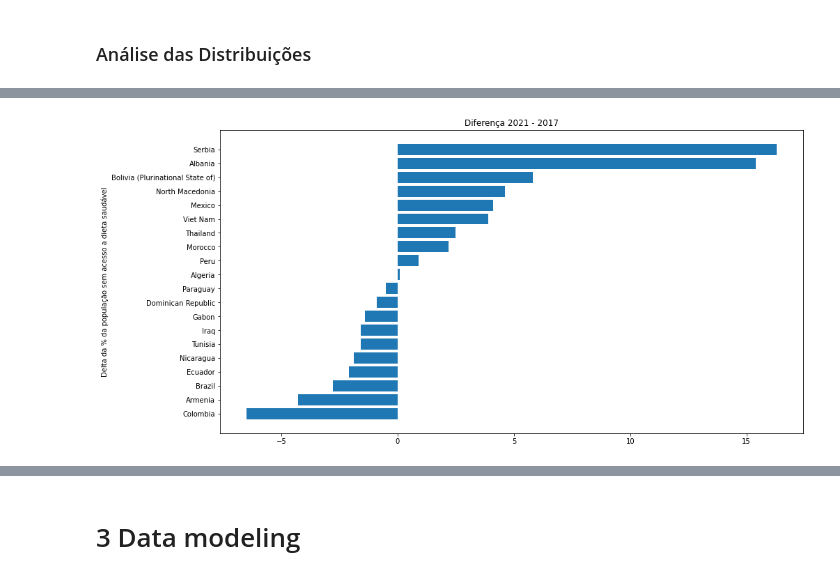
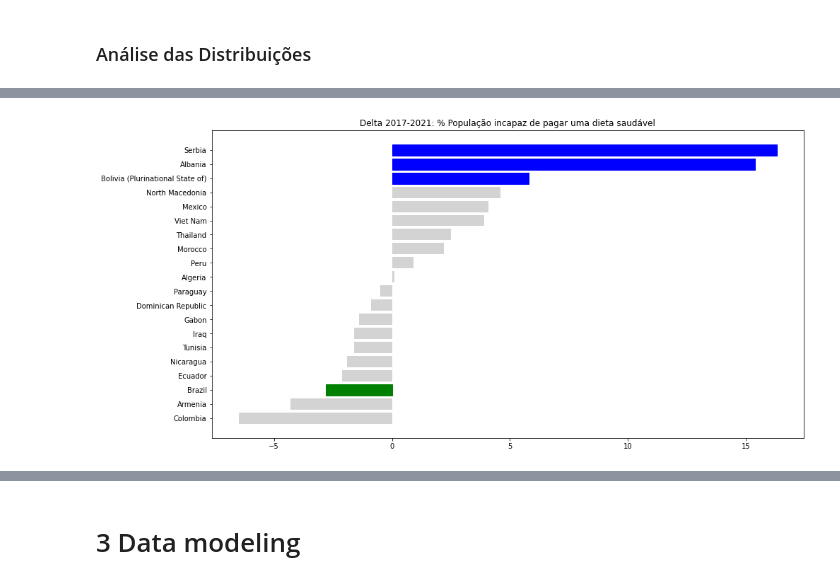
Before and after one commit to edgarlauutfpr/202404_trabalho_ux, a Jupyter notebook: notebooks/06_el_cluster_analysis.ipynb, the cells around one changed output, grey strips where cells are left out. Drawn from its saved outputs; the diff is of its cells as text; code cells hidden in the pictures.

```diff
--- a/notebooks/06_el_cluster_analysis.ipynb
+++ b/notebooks/06_el_cluster_analysis.ipynb
@@ -225,3 +272,9 @@ memory usage: 5.6 KB
 # %%
 df3_2017 = df3[df3['Year'] == 2017].set_index('Area')
 df3_2021 = df3[df3['Year'] == 2021].set_index('Area')
+
+df3_delta = df3_2017.sub(df3_2021).dropna()
+df3_delta.reset_index(inplace=True)
+df3_delta = df3_delta.sort_values(by='Percentage of the population unable to afford a healthy diet (percent)')
+
+df3_delta
@@ -250,14 +299,17 @@ df3_delta.sort_values(by='Percentage of the population unable to afford a health
 # %%
+analysis_col = 'Percentage of the population unable to afford a healthy diet (percent)'
+
 plt.figure(figsize=(15,8))
-plt.title('Diferença 2021 - 2017')
-plt.ylabel('Delta da % da população sem acesso a dieta saudável')
+plt.title('Delta 2017-2021: % População incapaz de pagar uma dieta saudável')
 
+bar_list = plt.barh(df3_delta['Area'], df3_delta[analysis_col], color = ['lightgray'])
 
-plt_y, plt_x = list(zip(*sorted(zip(df3_delta['Percentage of the population unable to afford a healthy diet (percent)'],
-                                    df3_delta['Area']),
-                                reverse=False)))
+bar_list[2].set_color('green')
 
-plt.barh(plt_x, plt_y)
+bar_list[17].set_color('blue')
+bar_list[18].set_color('blue')
+bar_list[19].set_color('blue')
+
 plt.show()
 # %% [output]
-[figure, old version]
+[figure, new version]
```
Also changed, not shown: parts of 10 cells of this notebook, 1 other file.
